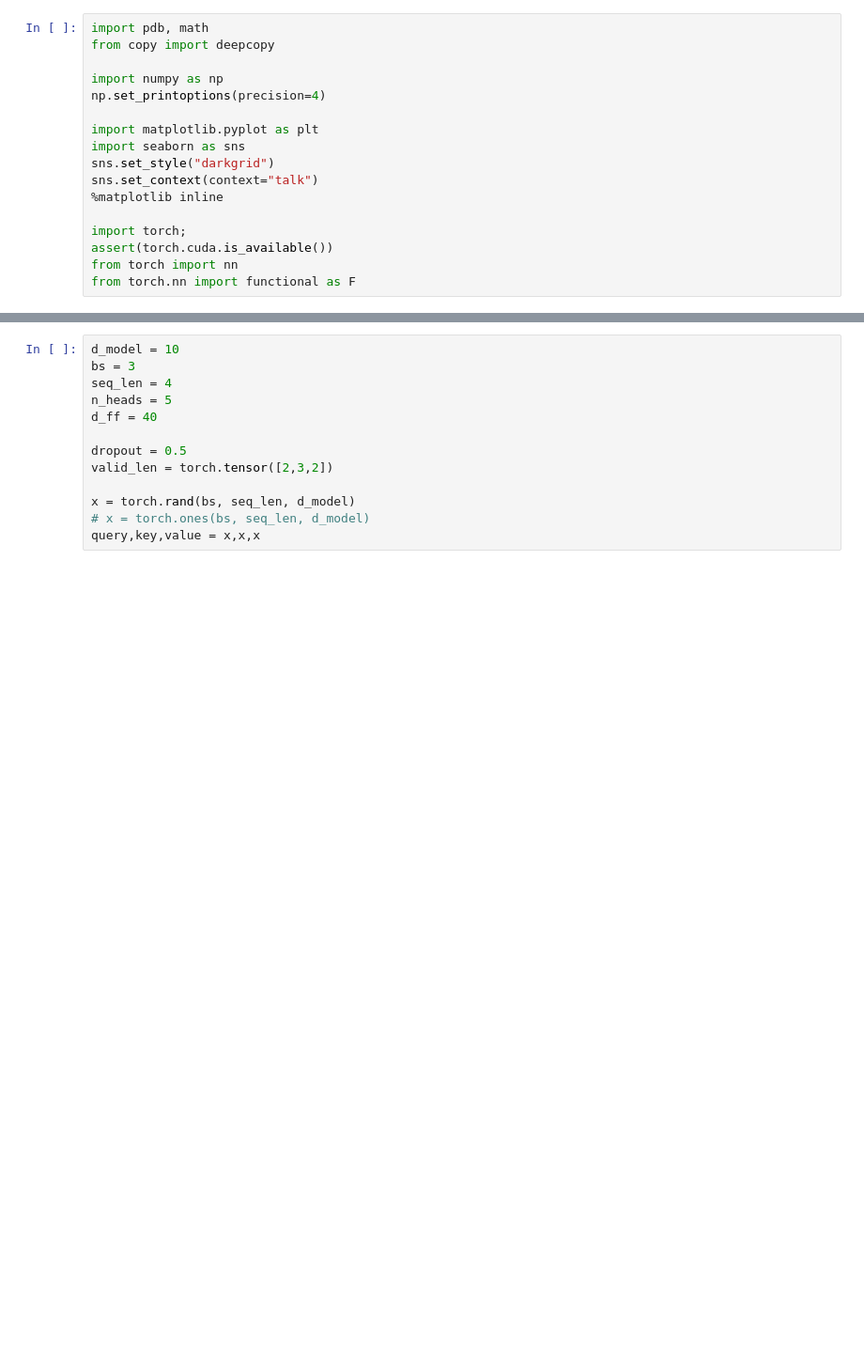
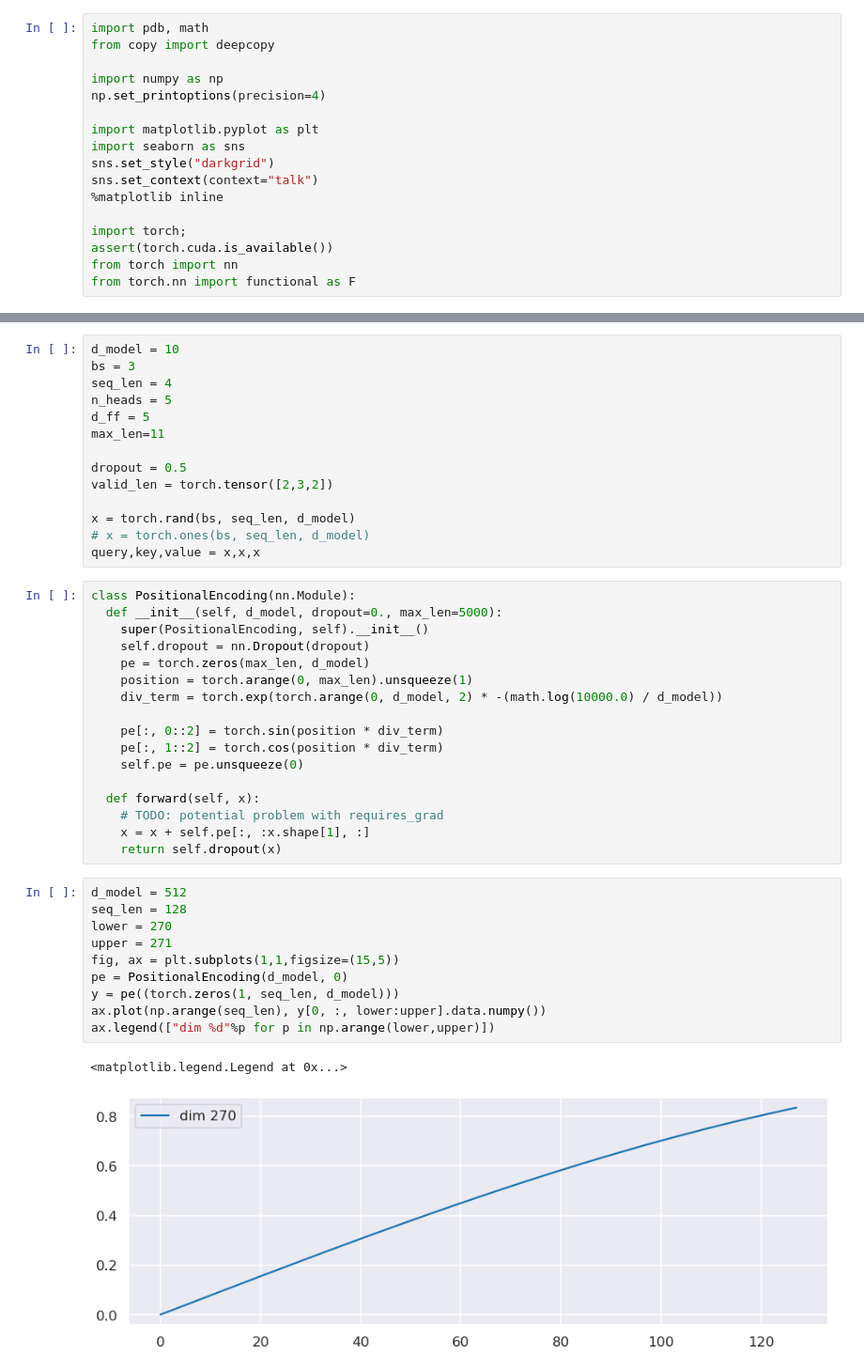
Before and after one commit to sudarshan85/transformer_tutorial, a Jupyter notebook: dev.ipynb, the cells around one changed output, grey strips where cells are left out. Shown: that part at 94% size. Saved outputs shown, nothing was run; the diff lists cells and outputs as text; blank space fills up the shorter version.

```diff
--- a/dev.ipynb
+++ b/dev.ipynb
@@ -31,7 +29,8 @@ d_model = 10
 bs = 3
 seq_len = 4
 n_heads = 5
-d_ff = 40
+d_ff = 5
+max_len=11
 
 dropout = 0.5
 valid_len = torch.tensor([2,3,2])
@@ -39,3 +38,33 @@ valid_len = torch.tensor([2,3,2])
 x = torch.rand(bs, seq_len, d_model)
 # x = torch.ones(bs, seq_len, d_model)
 query,key,value = x,x,x
+# %%
+class PositionalEncoding(nn.Module):
+  def __init__(self, d_model, dropout=0., max_len=5000):
+    super(PositionalEncoding, self).__init__()
+    self.dropout = nn.Dropout(dropout)
+    pe = torch.zeros(max_len, d_model)
+    position = torch.arange(0, max_len).unsqueeze(1)
+    div_term = torch.exp(torch.arange(0, d_model, 2) * -(math.log(10000.0) / d_model))
+
+    pe[:, 0::2] = torch.sin(position * div_term)
+    pe[:, 1::2] = torch.cos(position * div_term)
+    self.pe = pe.unsqueeze(0)
+
+  def forward(self, x):
+    # TODO: potential problem with requires_grad
+    x = x + self.pe[:, :x.shape[1], :]
+    return self.dropout(x)
+# %%
+d_model = 512
+seq_len = 128
+lower = 270
+upper = 271
+fig, ax = plt.subplots(1,1,figsize=(15,5))
+pe = PositionalEncoding(d_model, 0)
+y = pe((torch.zeros(1, seq_len, d_model)))
+ax.plot(np.arange(seq_len), y[0, :, lower:upper].data.numpy())
+ax.legend(["dim %d"%p for p in np.arange(lower,upper)])
+# %% [output]
+<matplotlib.legend.Legend at 0x...>
+[figure, added]
```
Also changed, not shown: parts of 12 cells of this notebook, 2 other files.
